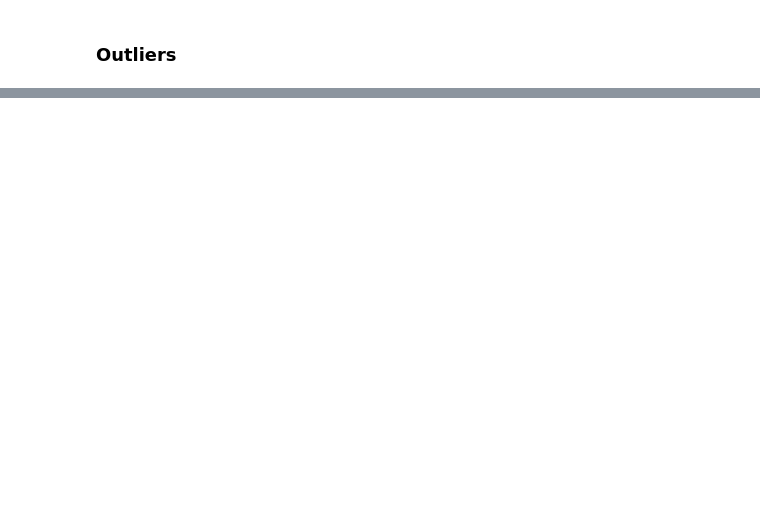
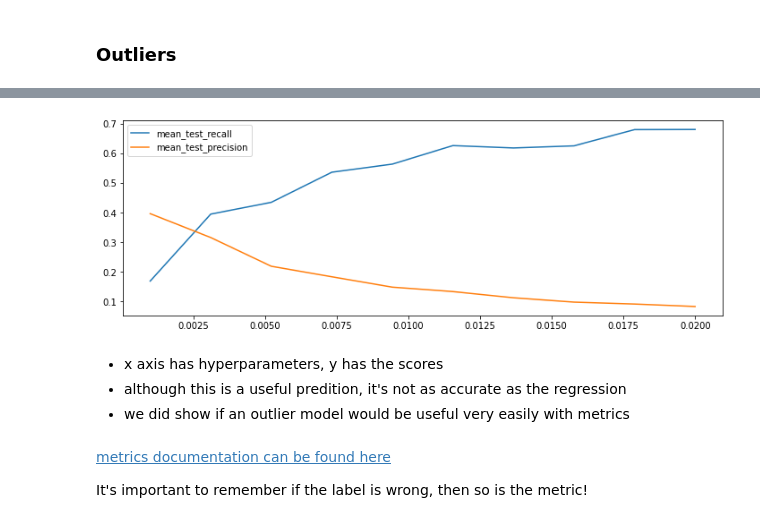
Before and after one commit to MiConnell/Learning-Notebooks, a Jupyter notebook: sklearn.ipynb, the cells around one changed output, grey strips where cells are left out. Drawn from its saved outputs; the diff is of its cells as text; code cells hidden in the pictures; blank space fills up the shorter version.

Commit message:
metrics complete

```diff
--- a/sklearn.ipynb
+++ b/sklearn.ipynb
@@ -516,0 +518,6 @@ plt.legend();
+# %%
+# outlier algorithm
+from collections import Counter
+from sklearn.ensemble import IsolationForest
+mod = IsolationForest().fit(X) # can be passed the whole dataset since it's just an outlier detection model
+Counter(mod.predict(X))
@@ -516,0 +560,19 @@ plt.legend();
+# %%
+def outlier_precision(mod, X, y):
+    preds = mod.predict(X)
+    return precision_score(y, np.where(preds == -1, 1, 0))
+
+def outlier_recall(mod, X, y):
+    preds = mod.predict(X)
+    return recall_score(y, np.where(preds == -1, 1, 0))
+
+grid = GridSearchCV(
+    estimator=IsolationForest(),
+    param_grid={'contamination': np.linspace(0.001, 0.02, 10)},
+    scoring={'precision': outlier_precision,
+             'recall': outlier_recall},
+    refit='precision',
+    cv=5,
+    n_jobs=-1
+)
+grid.fit(X, y);
@@ -516,0 +586,19 @@ plt.legend();
+# %%
+plt.figure(figsize=(12, 4))
+df_results = pd.DataFrame(grid.cv_results_)
+for score in ['mean_test_recall', 'mean_test_precision']:
+    plt.plot(df_results['param_contamination'],
+        df_results[score],
+        label=score
+    )
+plt.legend();
+# %% [output]
+[figure, added]
+# %% [markdown]
+- x axis has hyperparameters, y has the scores
+- although this is a useful predition, it's not as accurate as the regression
+- we did show if an outlier model would be useful very easily with metrics
+# %% [markdown]
+[metrics documentation can be found here](https://scikit-learn.org/stable/modules/classes.html#module-sklearn.metrics)
+
+It's important to remember if the label is wrong, then so is the metric!
```
Also changed, not shown: parts of 11 cells of this notebook.
